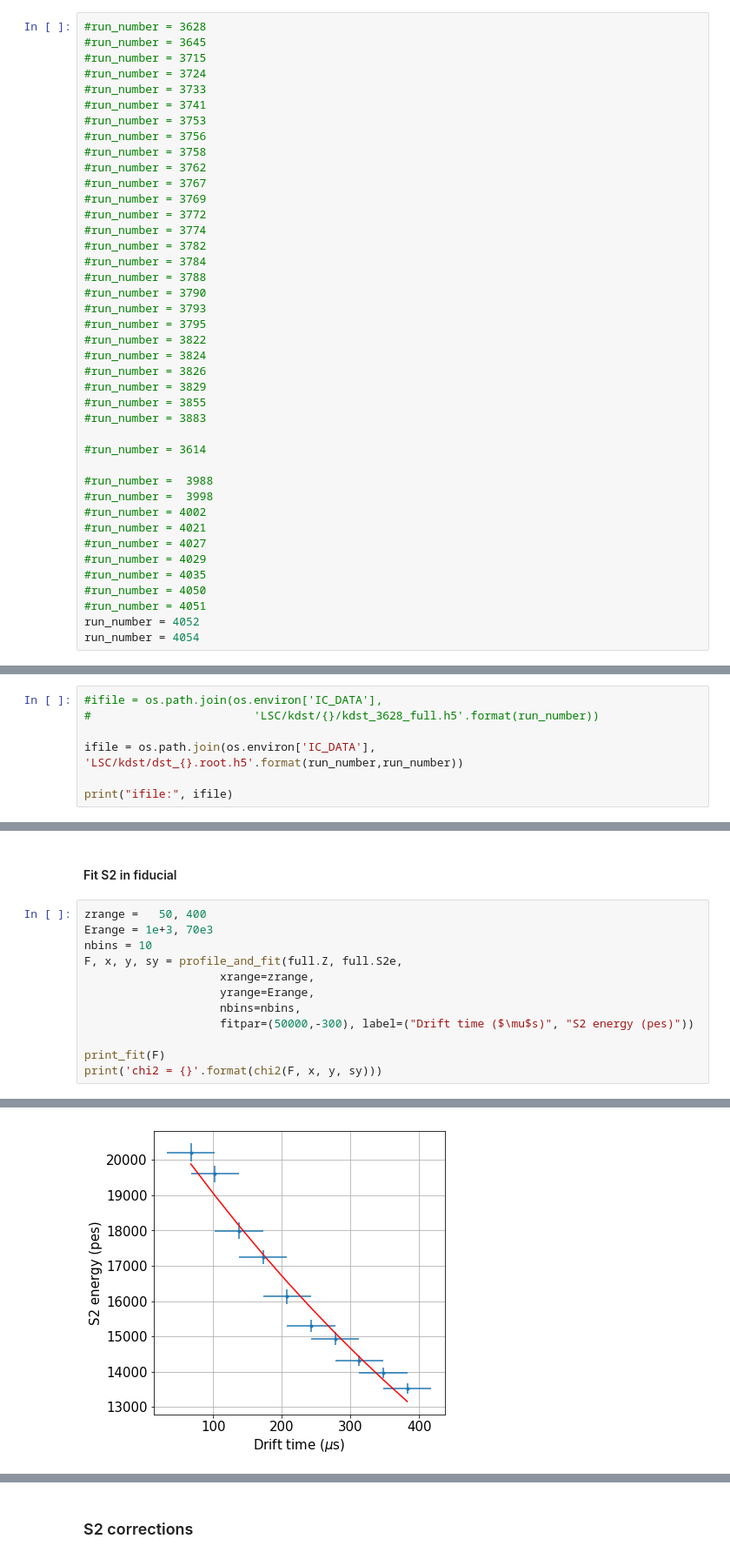
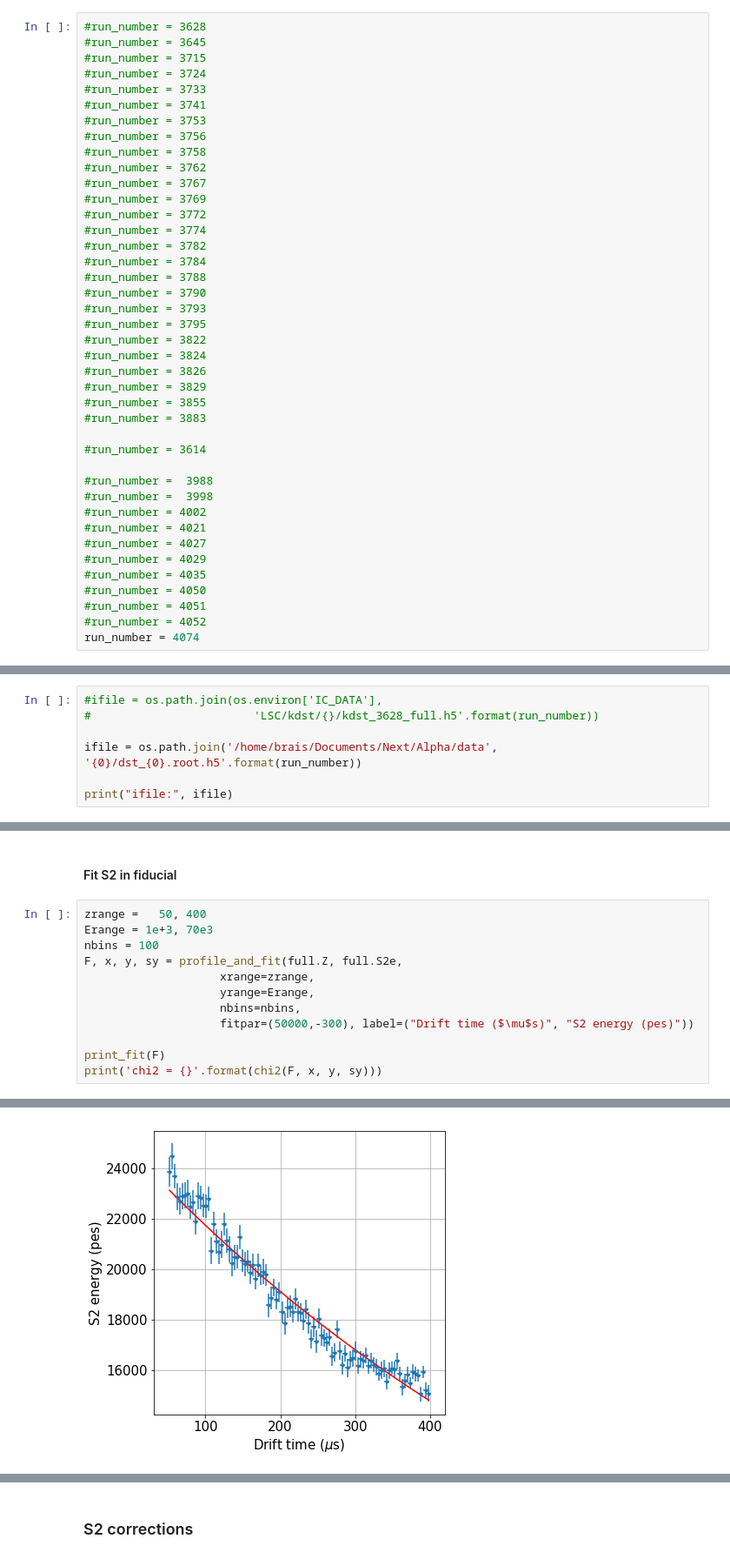
Before and after one commit to bpalmeiro/ICARO, a Jupyter notebook: icaro/Kryptonite/alphas-lifetime.ipynb, the cells around one changed output, grey strips where cells are left out. Shown at 87% size. Drawn from its saved outputs; the diff is of its cells as text.

```diff
--- a/icaro/Kryptonite/alphas-lifetime.ipynb
+++ b/icaro/Kryptonite/alphas-lifetime.ipynb
@@ -116,8 +114,8 @@ fitOpt  = "r"
 #run_number = 4035
 #run_number = 4050
 #run_number = 4051
-run_number = 4052
-run_number = 4054
+#run_number = 4052
+run_number = 4074
 # %%
 DataPMT = load_db.DataPMT(run_number)
 DataSiPM = load_db.DataSiPM(run_number)
@@ -127,7 +125,7 @@ ys = DataSiPM.Y.values
 #ifile = os.path.join(os.environ['IC_DATA'],
 #                        'LSC/kdst/{}/kdst_3628_full.h5'.format(run_number))
 
-ifile = os.path.join(os.environ['IC_DATA'], 'LSC/kdst/dst_{}.root.h5'.format(run_number,run_number))
+ifile = os.path.join('/home/brais/Documents/Next/Alpha/data', '{0}/dst_{0}.root.h5'.format(run_number))
 
 print("ifile:", ifile)
 # %% [output]
@@ -418,7 +416,7 @@ Ratio wrt full: 0.20533603512326917
 # %%
 zrange =   50, 400
 Erange = 1e+3, 70e3
-nbins = 10
+nbins = 100
 F, x, y, sy = profile_and_fit(full.Z, full.S2e,
                     xrange=zrange,
                     yrange=Erange,
@@ -435,4 +433,4 @@ chi2 = 1.914760350596158
-[figure, old version]
+[figure, new version]
 # %%
 F
 # %% [output]
```
Also changed, not shown: parts of 25 cells of this notebook, 1 other file.
